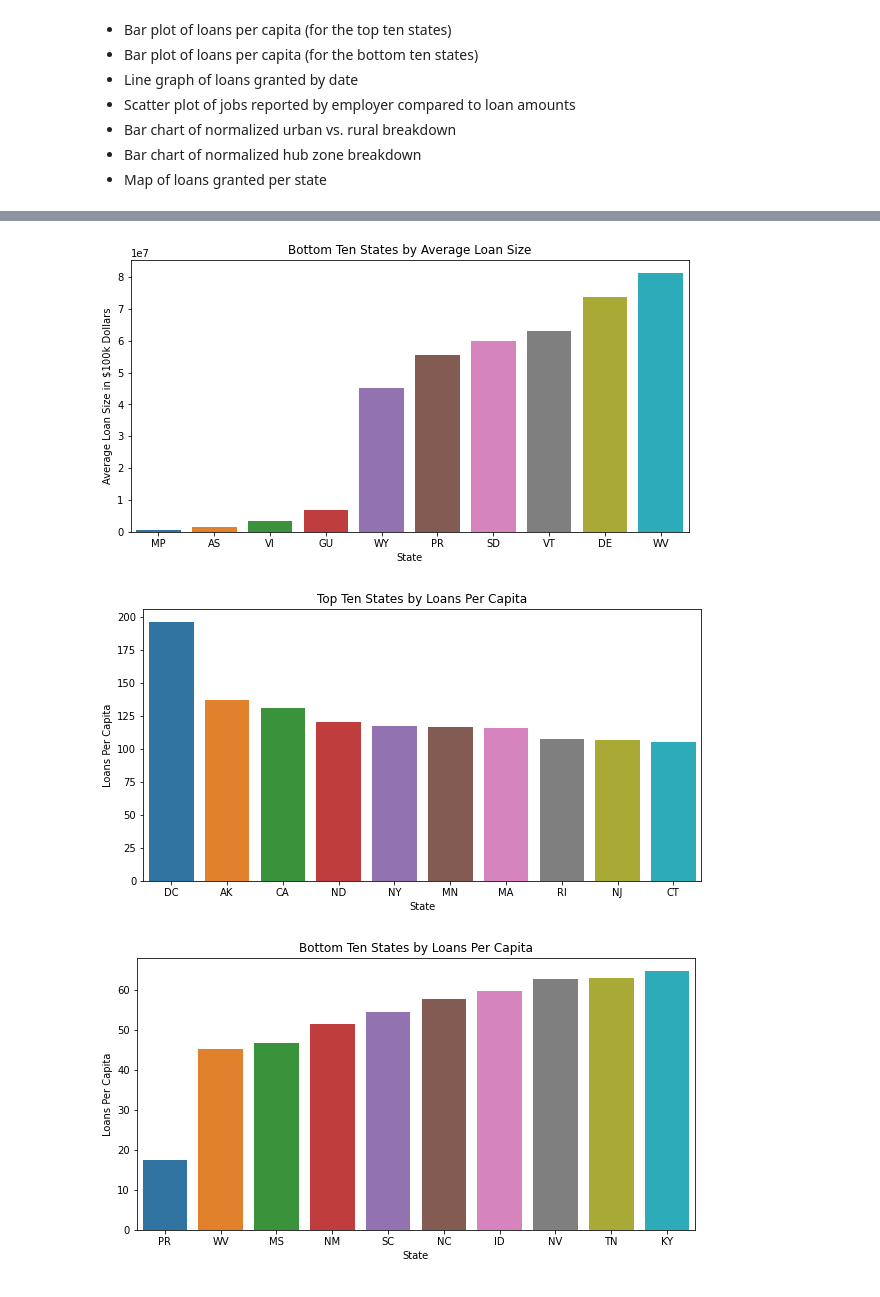
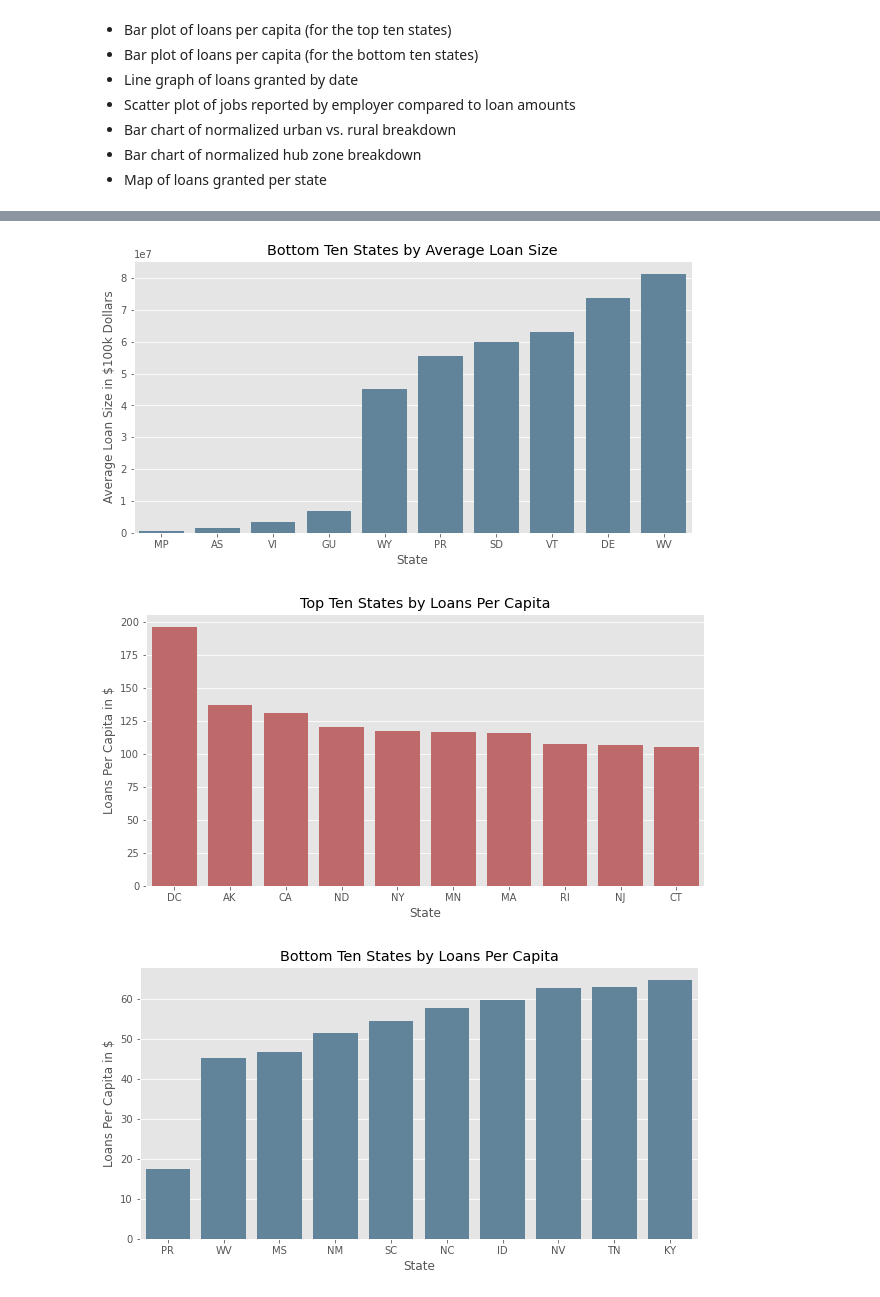
Before and after one commit to beautate/3162, a Jupyter notebook: Project1.ipynb, the cells around one changed output, grey strips where cells are left out. Cells and saved outputs as stored; diff of their text form; code cells hidden in the pictures.

```diff
--- a/Project1.ipynb
+++ b/Project1.ipynb
@@ -648,9 +664,17 @@ plt.savefig('jobs_vs_loan_amt')
 # %%
 #Visualize the number of jobs reported versus the total amount of the loan
 plt.figure(figsize = (10,5))
-ax = df['RuralUrbanIndicator'].value_counts().plot.bar()
-plt.xticks(ticks = [0,1], labels = ['Urban', 'Rural'])
-ax.set(title = 'Distribution of Urban vs. Rural Loans', xlabel = 'Category',
-      ylabel = 'Volume of Loans')
-plt.savefig('rural_urban.png')
+plt.style.use('ggplot')
+sizes = df['RuralUrbanIndicator'].value_counts()
+labels = ['Urban', 'Rural']
+colors = ['', '#cea9bc']
+colors = ['#003f5c', '#ffa600']
+
+fig1, ax1 = plt.subplots()
+ax1.pie(sizes, labels=labels, autopct='%1.1f%%', pctdistance = 1.22, labeldistance = 1.55, shadow=False, wedgeprops = { 'linewidth' : 2, 'edgecolor' : 'white' },
+       textprops={'fontsize': 14}, colors = colors)
+ax1.set_title('Breakdown of Loans Issued in Rural vs. Urban Areas')
+ax1.axis('equal')
+
+plt.savefig('rural_urban.png', bbox_inches = 'tight')
 # %% [output]
@@ -668,0 +683,13 @@ plt.savefig('race.png')
+# %%
+plt.figure(figsize = (10,5))
+plt.xticks(rotation = 50)
+plt.style.use('ggplot')
+
+ax = sns.countplot(x = 'Race', data = df, order = df['Race'].value_counts().index)
+ax.set(title = 'Racial Makeup of Loan Recipients', xlabel = 'Race',
+      ylabel = 'Volume of Loans')
+
+ax.set_xticklabels(['Unanswered', 'White', 'Asian', 'Black or A.A.', 'American Indian',
+                  'Pacific Islander', 'Multi Group', 'Esimo & Aleut', 'Puerto Rican'])
+
+plt.savefig('race1.png', bbox_inches = 'tight')
@@ -669,14 +698,16 @@ plt.savefig('race.png')
 # %%
 #Look at the average loan size for the top ten states
 plt.figure(figsize = (10,5))
+plt.style.use('ggplot')
 
 totals_by_state.sort_values(by = 'InitialApprovalAmount', ignore_index = True, inplace = True, ascending = False)
 
 top_ten = totals_by_state.iloc[:10, :].copy()
 
 
-ax = sns.barplot(x = 'BorrowerState', y = 'InitialApprovalAmount', data = top_ten).set(xlabel = 'State',
+ax = sns.barplot(x = 'BorrowerState', y = 'InitialApprovalAmount', data = top_ten, color = 'indianred').set(xlabel = 'State',
                                                                                              ylabel =  'Average Loan Size in $100k Dollars',
                                                                                              title = 'Top Ten States by Average Loan Size')
+
 plt.savefig('top_ten_state.png')
 # %% [output]
@@ -690,40 +721,42 @@ totals_by_state.sort_values(by = 'InitialApprovalAmount', ignore_index = True, i
 top_ten = totals_by_state.iloc[:10, :].copy()
 
 
-ax = sns.barplot(x = 'BorrowerState', y = 'InitialApprovalAmount', data = top_ten).set(xlabel = 'State',
+ax = sns.barplot(x = 'BorrowerState', y = 'InitialApprovalAmount', data = top_ten, color= '#5886a5' ).set(xlabel = 'State',
                                                                                              ylabel =  'Average Loan Size in $100k Dollars',
                                                                                              title = 'Bottom Ten States by Average Loan Size')
 
 plt.savefig('bottom_ten_states.png')
 # %% [output]
-[figure, old version]
+[figure, new version]
 # %%
 #Look at the top ten states in terms of loans per capita
 plt.figure(figsize = (10,5))
+plt.style.use('ggplot')
 
 totals_by_state.sort_values(by = 'Loan_per_cap', ignore_index = True, inplace = True, ascending = False)
 
 top_ten = totals_by_state.iloc[:10]
 
 
-ax = sns.barplot(x = 'BorrowerState', y = 'Loan_per_cap', data = top_ten).set(xlabel = 'State',
-                                                                                             ylabel =  'Loans Per Capita',
+ax = sns.barplot(x = 'BorrowerState', y = 'Loan_per_cap', data = top_ten, color = 'indianred').set(xlabel = 'State',
+                                                                                             ylabel =  'Loans Per Capita in $',
                                                                                              title = 'Top Ten States by Loans Per Capita')
 plt.savefig('top_ten_state_pc.png')
 # %% [output]
-[figure, old version]
+[figure, new version]
 # %%
 #Look at the bottom ten states in terms of loans per capita
 plt.figure(figsize = (10,5))
+plt.style.use('ggplot')
 
 totals_by_state.sort_values(by = 'Loan_per_cap', ignore_index = True, inplace = True, ascending = True)
 
 top_ten = totals_by_state.iloc[:10]
 
 
-ax = sns.barplot(x = 'BorrowerState', y = 'Loan_per_cap', data = top_ten).set(xlabel = 'State',
-                                                                                             ylabel =  'Loans Per Capita',
+ax = sns.barplot(x = 'BorrowerState', y = 'Loan_per_cap', data = top_ten, color = '#5886a5').set(xlabel = 'State',
+                                                                                             ylabel =  'Loans Per Capita in $',
                                                                                              title = 'Bottom Ten States by Loans Per Capita')
 plt.savefig('bottom_ten_states_pc.png')
 # %% [output]
-[figure, old version]
+[figure, new version]
```
Also changed, not shown: parts of 9 cells of this notebook.
